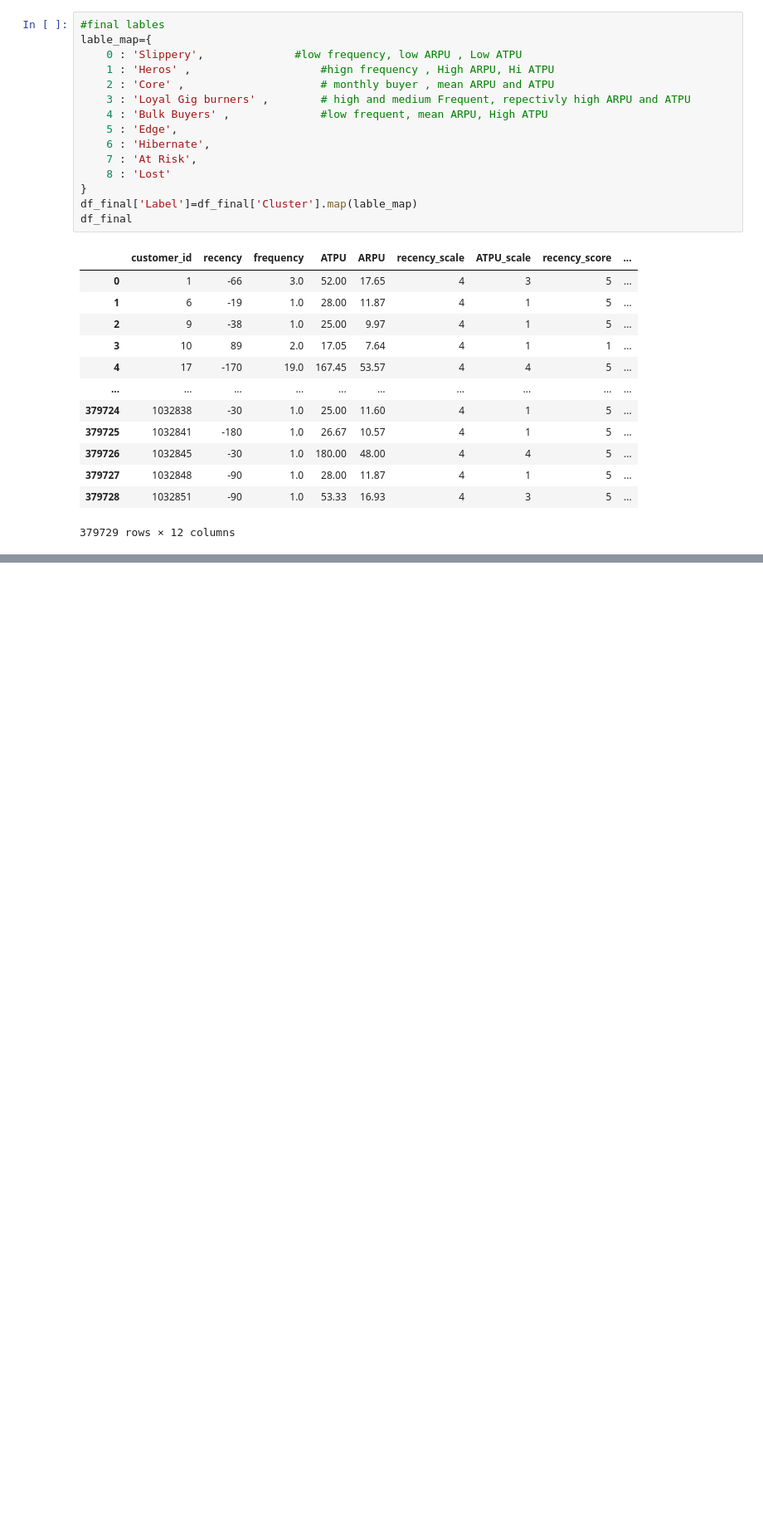
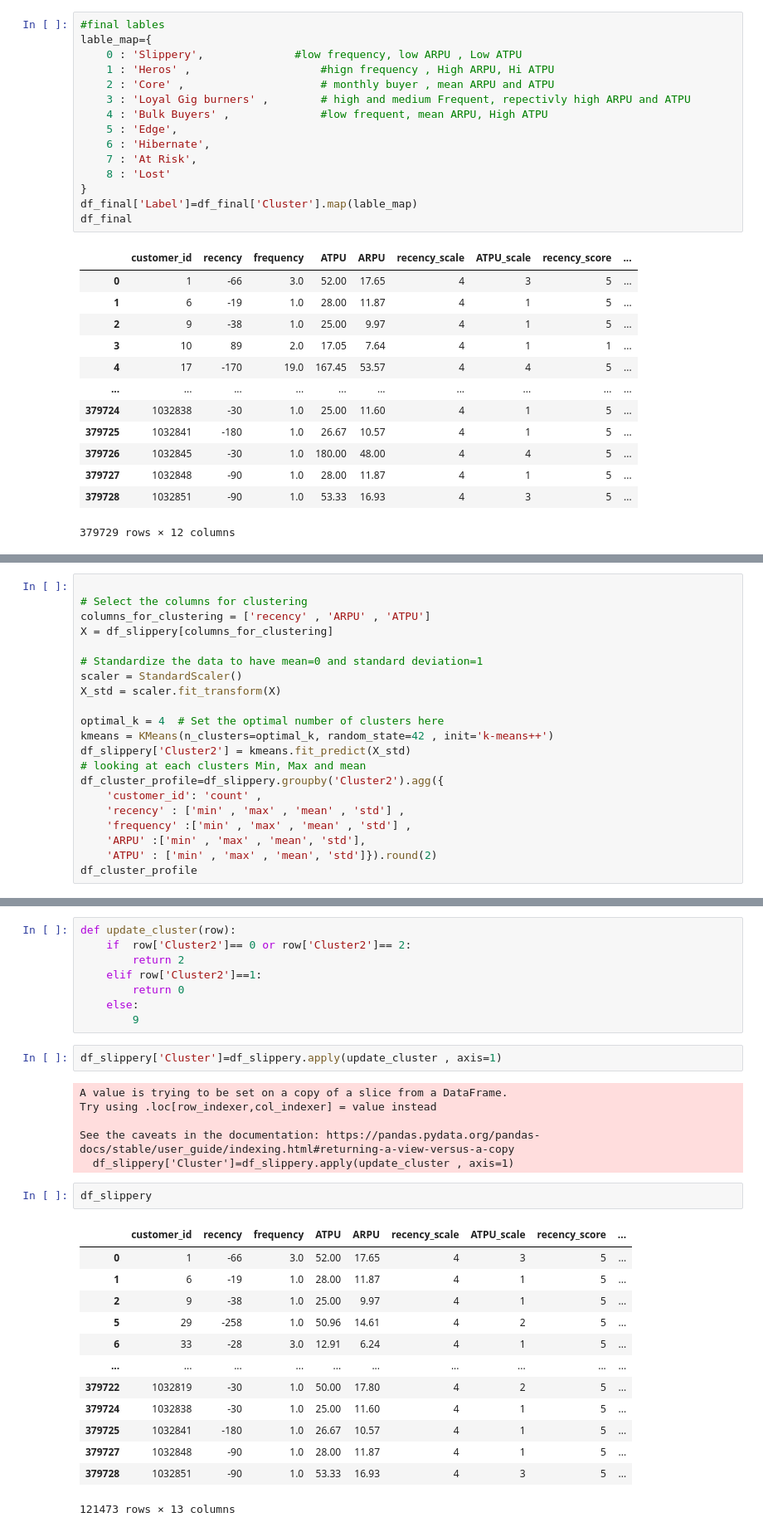
Before and after one commit to Oskareh/capstone, a Jupyter notebook: new_clustering.ipynb, the cells around one changed output, grey strips where cells are left out. Shown at 83% size. Saved outputs shown, nothing was run; the diff lists cells and outputs as text; blank space fills up the shorter version.

```diff
--- a/new_clustering.ipynb
+++ b/new_clustering.ipynb
@@ -776,0 +832,21 @@ df_final
+# %%
+
+# Select the columns for clustering
+columns_for_clustering = ['recency' , 'ARPU' , 'ATPU']
+X = df_slippery[columns_for_clustering]
+
+# Standardize the data to have mean=0 and standard deviation=1
+scaler = StandardScaler()
+X_std = scaler.fit_transform(X)
+
+optimal_k = 4  # Set the optimal number of clusters here
+kmeans = KMeans(n_clusters=optimal_k, random_state=42 , init='k-means++')
+df_slippery['Cluster2'] = kmeans.fit_predict(X_std)
+# looking at each clusters Min, Max and mean
+df_cluster_profile=df_slippery.groupby('Cluster2').agg({
+    'customer_id': 'count' ,
+    'recency' : ['min' , 'max' , 'mean' , 'std'] ,
+    'frequency' :['min' , 'max' , 'mean' , 'std'] ,
+    'ARPU' :['min' , 'max' , 'mean', 'std'],
+    'ATPU' : ['min' , 'max' , 'mean', 'std']}).round(2)
+df_cluster_profile
@@ -776,0 +871,32 @@ df_final
+# %%
+def update_cluster(row):
+    if  row['Cluster2']== 0 or row['Cluster2']== 2:
+        return 2
+    elif row['Cluster2']==1:
+        return 0
+    else:
+        9
+# %%
+df_slippery['Cluster']=df_slippery.apply(update_cluster , axis=1)
+# %% [output]
+A value is trying to be set on a copy of a slice from a DataFrame.
+Try using .loc[row_indexer,col_indexer] = value instead
+
+See the caveats in the documentation: https://pandas.pydata.org/pandas-docs/stable/user_guide/indexing.html#returning-a-view-versus-a-copy
+  df_slippery['Cluster']=df_slippery.apply(update_cluster , axis=1)
+# %%
+df_slippery
+# %% [output]
+|  | customer_id | recency | frequency | ATPU | ARPU | recency_scale | ATPU_scale | recency_score | ... |
+| 0 | 1 | -66 | 3.0 | 52.00 | 17.65 | 4 | 3 | 5 | ... |
+| 1 | 6 | -19 | 1.0 | 28.00 | 11.87 | 4 | 1 | 5 | ... |
+| 2 | 9 | -38 | 1.0 | 25.00 | 9.97 | 4 | 1 | 5 | ... |
+| 5 | 29 | -258 | 1.0 | 50.96 | 14.61 | 4 | 2 | 5 | ... |
+| 6 | 33 | -28 | 3.0 | 12.91 | 6.24 | 4 | 1 | 5 | ... |
+| ... | ... | ... | ... | ... | ... | ... | ... | ... | ... |
+| 379722 | 1032819 | -30 | 1.0 | 50.00 | 17.80 | 4 | 2 | 5 | ... |
+| 379724 | 1032838 | -30 | 1.0 | 25.00 | 11.60 | 4 | 1 | 5 | ... |
+| 379725 | 1032841 | -180 | 1.0 | 26.67 | 10.57 | 4 | 1 | 5 | ... |
+| 379727 | 1032848 | -90 | 1.0 | 28.00 | 11.87 | 4 | 1 | 5 | ... |
+| 379728 | 1032851 | -90 | 1.0 | 53.33 | 16.93 | 4 | 3 | 5 | ... |
+121473 rows × 13 columns
```
Also changed, not shown: parts of 16 cells of this notebook.
